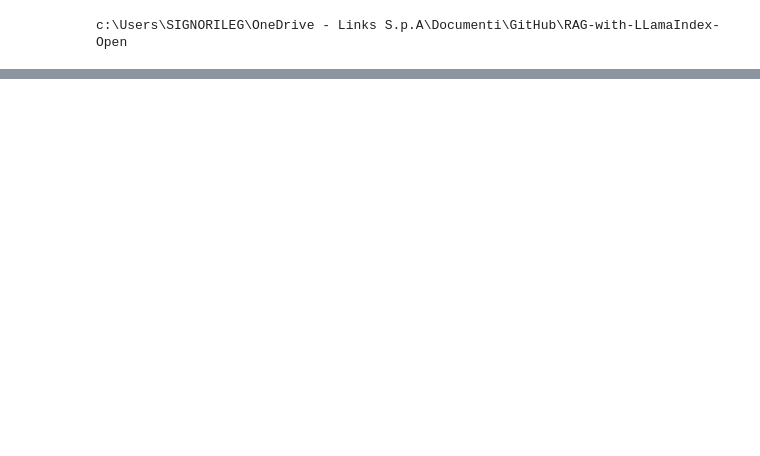
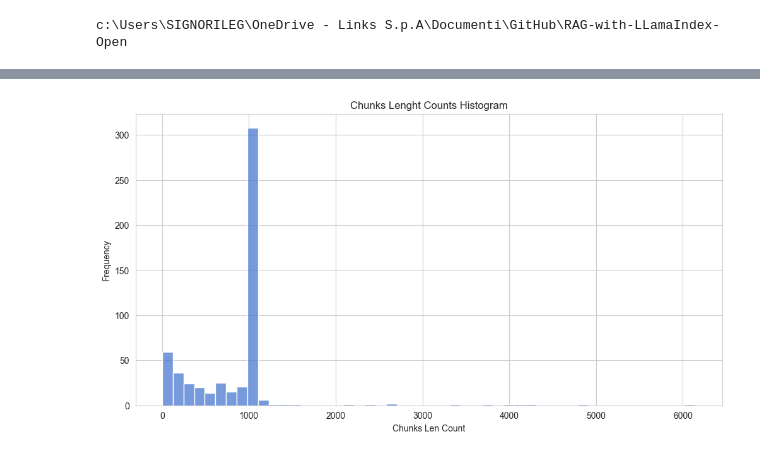
Before and after one commit to GiacomoSignorile/RAG-with-LLamaIndex-Open, a Jupyter notebook: Notebooks/Document_Ingestion/Text_splitting.ipynb, the cells around one changed output, grey strips where cells are left out. Cells and saved outputs as stored; diff of their text form; code cells hidden in the pictures; blank space fills up the shorter version.

```diff
--- a/Notebooks/Document_Ingestion/Text_splitting.ipynb
+++ b/Notebooks/Document_Ingestion/Text_splitting.ipynb
@@ -52,0 +326,12 @@ The checkpoint state_dict contains keys that are not used by the model:
+# %%
+chunks_splitted = []
+
+for chunk in chunks:
+    for text in chunk:
+        print(f'text unsplitted : {text}')
+        chunk_splitted = custom_chunker(text)
+        print(len(chunk_splitted))
+        if len(chunk_splitted) > 1:
+            print(f'lunghezza {len(chunk_splitted[0])} text splitted : {chunk_splitted}')
+        #print(f"Chunk di lunghezza {len(chunk)}: {chunk}\n---")
+        chunks_splitted.append(chunk_splitted)
@@ -52,0 +356,11 @@ The checkpoint state_dict contains keys that are not used by the model:
+# %%
+chunks_splitted = []
+
+for chunk in chunks:
+    for text in chunk:
+        print(f'text unsplitted : {text}')
+        chunk_splitted = custom_chunker(text)
+        print(len(chunk_splitted))
+        if len(chunk_splitted) > 1:
+            print(f'lunghezza {len(chunk_splitted[0])} text splitted : {chunk_splitted}')
+        chunks_splitted.extend(chunk_splitted)
@@ -52,0 +409,19 @@ The checkpoint state_dict contains keys that are not used by the model:
+# %%
+import matplotlib.pyplot as plt
+import seaborn as sns
+
+len_chunks_counts = [len(chunk) for chunk in chunks_splitted]
+
+sns.set_style("whitegrid")
+sns.set_palette("muted")
+
+plt.figure(figsize=(12, 6))
+sns.histplot(len_chunks_counts, kde=False, bins=50)
+
+plt.title("Chunks Lenght Counts Histogram")
+plt.xlabel("Chunks Len Count")
+plt.ylabel("Frequency")
+
+plt.show()
+# %% [output]
+[figure, added]
```
Also changed, not shown: parts of 20 cells of this notebook, 4 other files.
